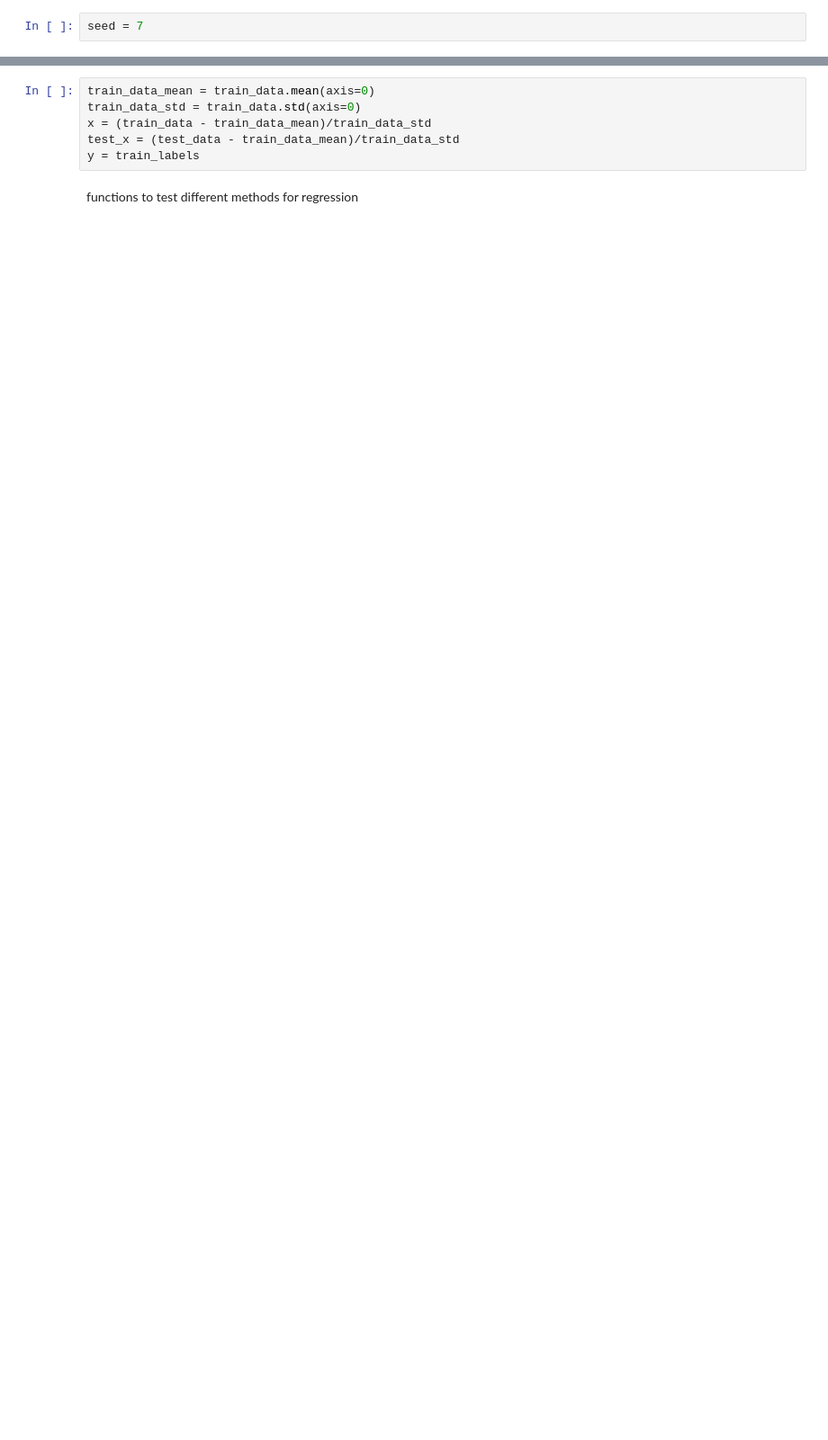
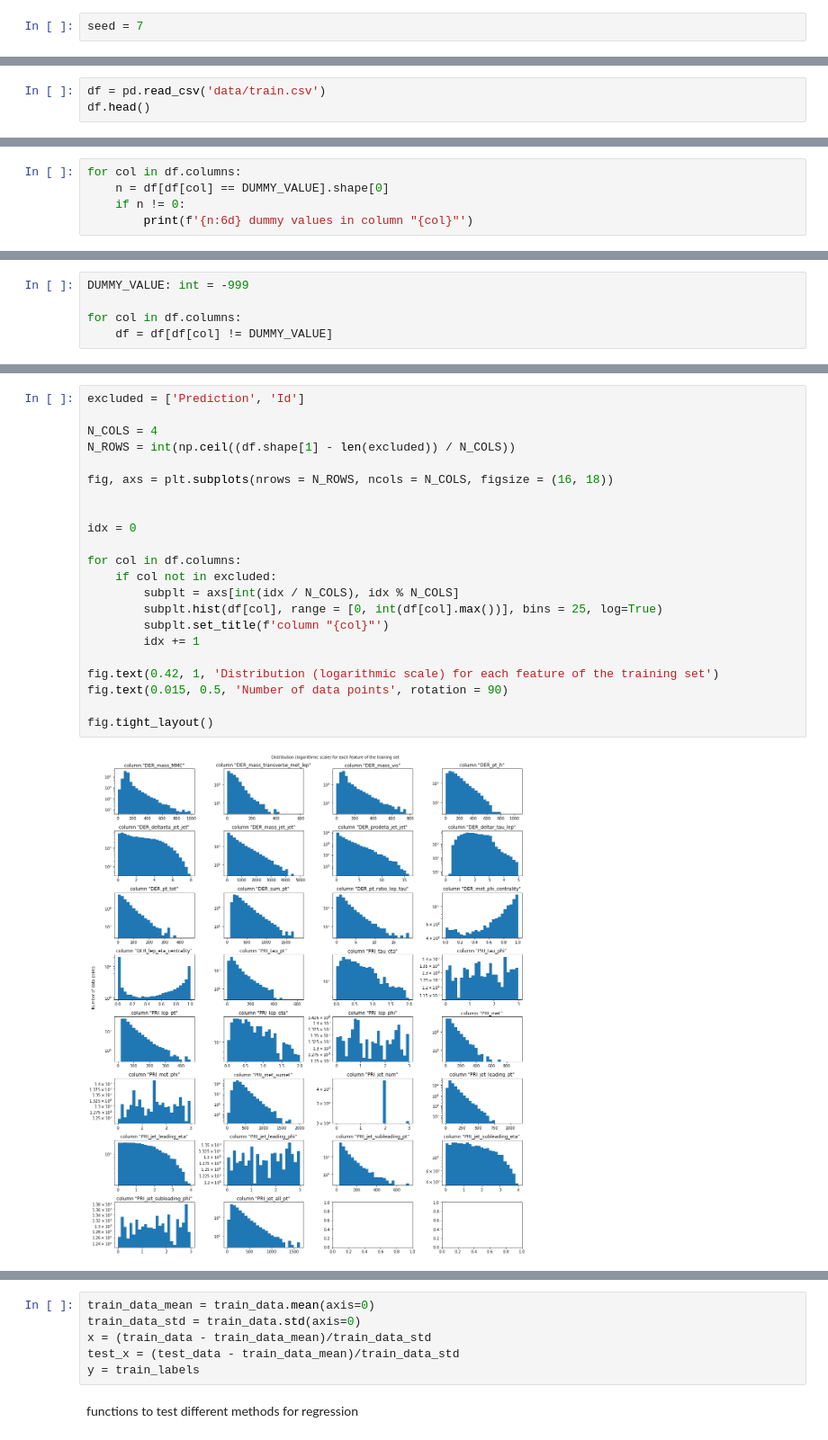
Before and after one commit to MRandl/machineLearning, a Jupyter notebook: run.ipynb, the cells around one changed output, grey strips where cells are left out. Shown: that part at 90% size. Drawn from its saved outputs; the diff is of its cells as text; blank space fills up the shorter version.

Commit message:
Preprocessing - data cleaning

```diff
--- a/run.ipynb
+++ b/run.ipynb
@@ -11,0 +16,3 @@ _, test_data, test_ids = load_csv_data("data/train.csv")
+# %%
+df = pd.read_csv('data/train.csv')
+df.head()
@@ -11,0 +46,5 @@ _, test_data, test_ids = load_csv_data("data/train.csv")
+# %%
+for col in df.columns:
+    n = df[df[col] == DUMMY_VALUE].shape[0]
+    if n != 0:
+        print(f'{n:6d} dummy values in column "{col}"')
@@ -11,0 +63,5 @@ _, test_data, test_ids = load_csv_data("data/train.csv")
+# %%
+DUMMY_VALUE: int = -999
+
+for col in df.columns:
+    df = df[df[col] != DUMMY_VALUE]
@@ -11,0 +72,24 @@ _, test_data, test_ids = load_csv_data("data/train.csv")
+# %%
+excluded = ['Prediction', 'Id']
+
+N_COLS = 4
+N_ROWS = int(np.ceil((df.shape[1] - len(excluded)) / N_COLS))
+
+fig, axs = plt.subplots(nrows = N_ROWS, ncols = N_COLS, figsize = (16, 18))
+
+
+idx = 0
+
+for col in df.columns:
+    if col not in excluded:
+        subplt = axs[int(idx / N_COLS), idx % N_COLS]
+        subplt.hist(df[col], range = [0, int(df[col].max())], bins = 25, log=True)
+        subplt.set_title(f'column "{col}"')
+        idx += 1
+
+fig.text(0.42, 1, 'Distribution (logarithmic scale) for each feature of the training set')
+fig.text(0.015, 0.5, 'Number of data points', rotation = 90)
+
+fig.tight_layout()
+# %% [output]
+[figure, added]
```
Also changed, not shown: parts of 22 cells of this notebook.
